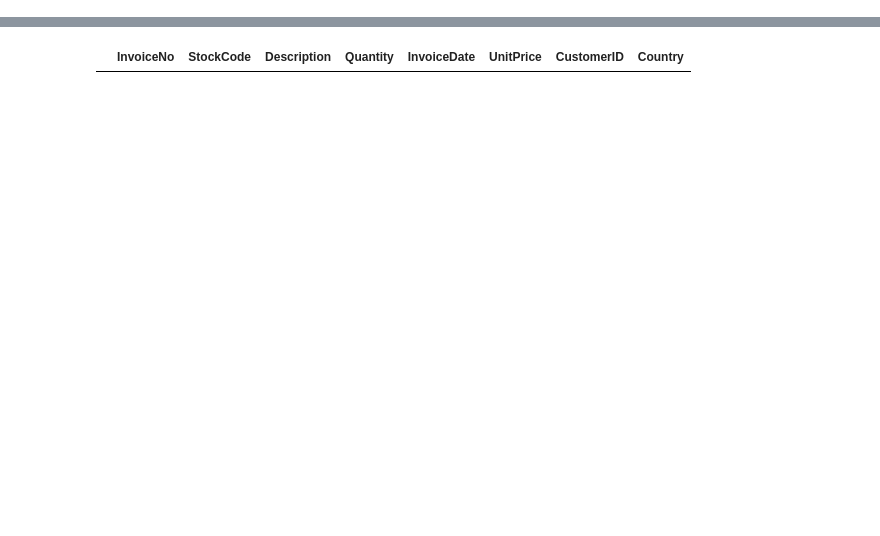
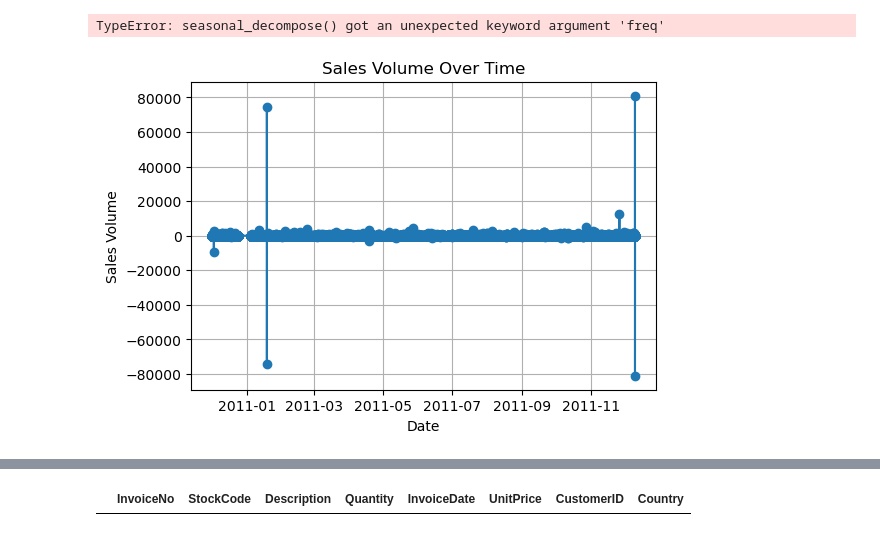
Before and after one commit to Ivan-Curmi/FinalProject, a Jupyter notebook: Sales (Ivan).ipynb, the cells around one changed output, grey strips where cells are left out. Drawn from its saved outputs; the diff is of its cells as text; code cells hidden in the pictures; blank space fills up the shorter version.

```diff
--- a/Sales (Ivan).ipynb
+++ b/Sales (Ivan).ipynb
@@ -112,0 +268,16 @@ memory usage: 27.9+ MB
+# %%
+
+
+
+
+def classify_description(desc):
+    if not isinstance(desc, str):
+        return None  # or a default category if desired for non-string values
+
+    keyword_matches = {category: sum(1 for keyword in keywords if keyword in desc)
+                       for category, keywords in category_keywords.items()}
+    return max(keyword_matches, key=keyword_matches.get)
+
+
+df['Category'] = df['Description'].apply(classify_description)
+print(df)
@@ -112,0 +321,20 @@ memory usage: 27.9+ MB
+# %%
+
+# Categorization (example mapping)
+category_keywords = {
+    'Fruits': ['apple', 'pear', 'bananas'],
+    'Colors': ['red', 'green', 'yellow'],
+}
+# Classification
+def classify_description(desc):
+    if not isinstance(desc, str):
+        return None  # or a default category if desired for non-string values
+
+def classify_description(desc):
+    keyword_matches = {category: sum(1 for keyword in keywords if keyword in desc)
+                       for category, keywords in category_keywords.items()}
+    return max(keyword_matches, key=keyword_matches.get)
+
+
+df['Category'] = df['Description'].apply(classify_description)
+print(df)
@@ -112,0 +654,20 @@ memory usage: 27.9+ MB
+# %%
+# Seasonality decomposition using pandas
+from statsmodels.tsa.seasonal import seasonal_decompose
+
+result = seasonal_decompose(df['Quantity'], model='additive', freq=365)
+result.plot()
+plt.show()
+# %% [output]
+TypeError: seasonal_decompose() got an unexpected keyword argument 'freq'
+# %%
+# Plot sales volume over time
+plt.figure(figsize=(6, 4))
+plt.plot(df['InvoiceDate'], df['Quantity'], marker='o', linestyle='-')
+plt.title('Sales Volume Over Time')
+plt.xlabel('Date')
+plt.ylabel('Sales Volume')
+plt.grid(True)
+plt.show()
+# %% [output]
+[figure, added]
```
Also changed, not shown: parts of 49 cells of this notebook.
